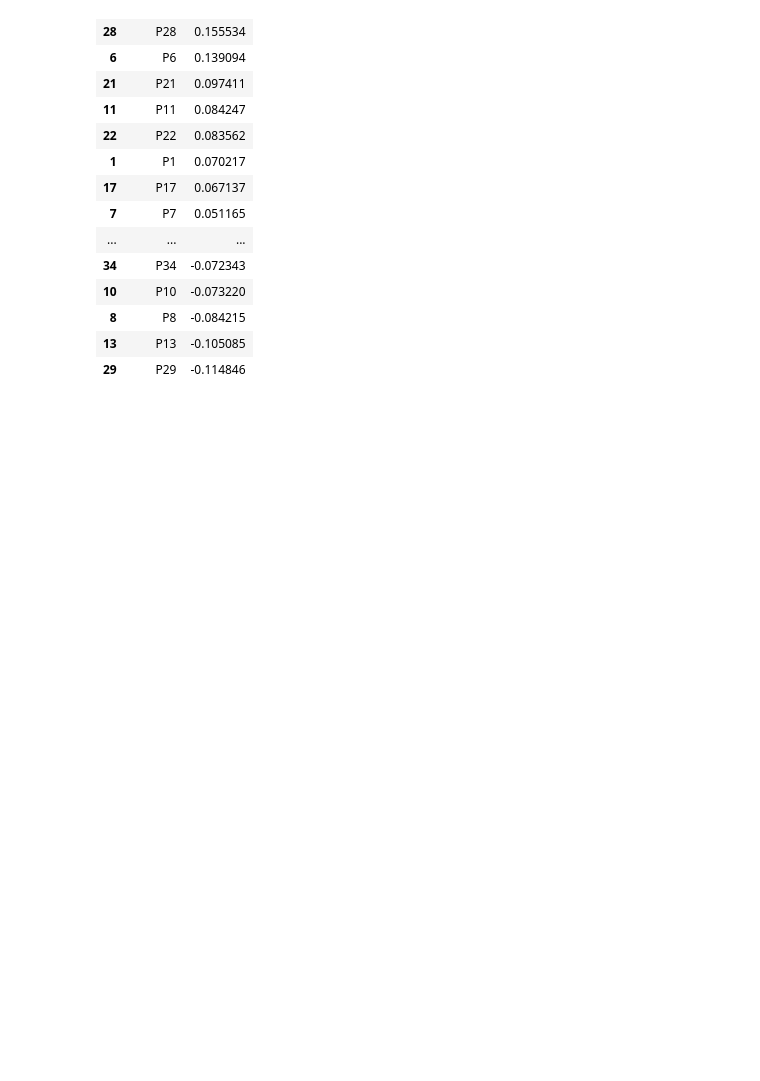
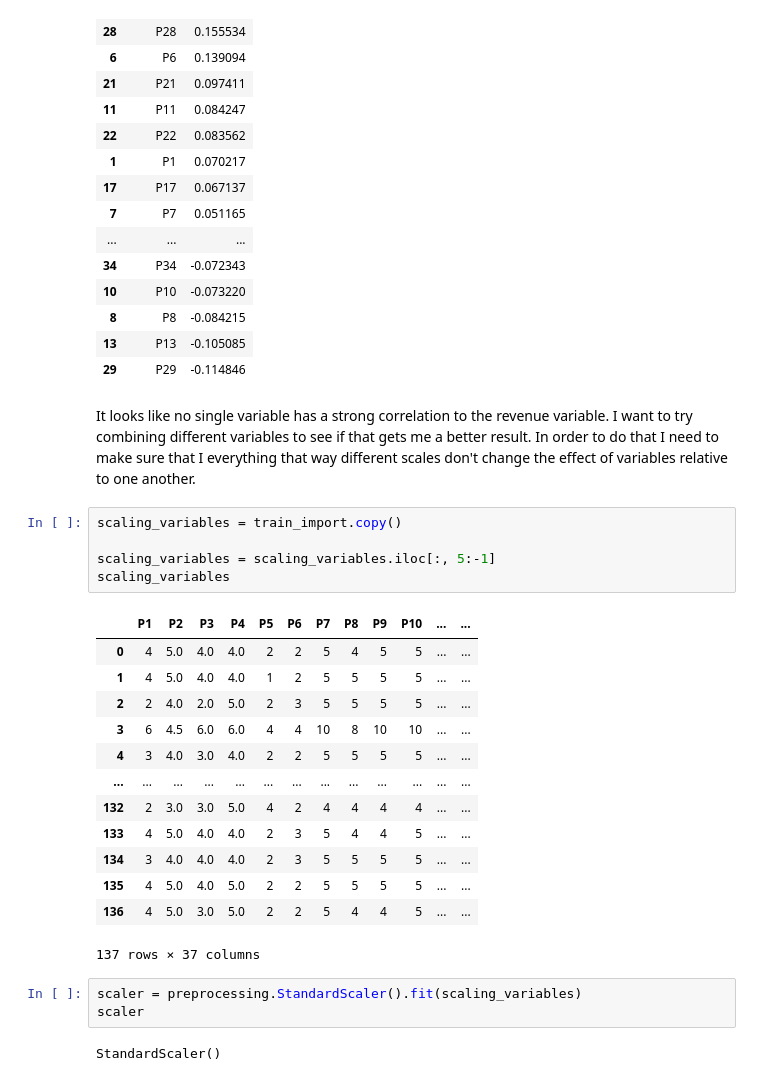
Before and after one commit to kshashank03/Restaurant_Revenue_Prediction_Kaggle, a Jupyter notebook: Script1 - Data_Exploration.ipynb, the cells around one changed output. Cells and saved outputs as stored; diff of their text form; blank space fills up the shorter version.

```diff
--- a/Script1 - Data_Exploration.ipynb
+++ b/Script1 - Data_Exploration.ipynb
@@ -112,3 +113,29 @@ corr_test
 | 8 | P8 | -0.084215 |
 | 13 | P13 | -0.105085 |
 | 29 | P29 | -0.114846 |
+# %% [markdown]
+It looks like no single variable has a strong correlation to the revenue variable. I want to try combining different variables to see if that gets me a better result. In order to do that I need to make sure that I everything that way different scales don't change the effect of variables relative to one another.
+# %%
+scaling_variables = train_import.copy()
+
+scaling_variables = scaling_variables.iloc[:, 5:-1]
+scaling_variables
+# %% [output]
+|  | P1 | P2 | P3 | P4 | P5 | P6 | P7 | P8 | P9 | P10 | ... | ... |
+| 0 | 4 | 5.0 | 4.0 | 4.0 | 2 | 2 | 5 | 4 | 5 | 5 | ... | ... |
+| 1 | 4 | 5.0 | 4.0 | 4.0 | 1 | 2 | 5 | 5 | 5 | 5 | ... | ... |
+| 2 | 2 | 4.0 | 2.0 | 5.0 | 2 | 3 | 5 | 5 | 5 | 5 | ... | ... |
+| 3 | 6 | 4.5 | 6.0 | 6.0 | 4 | 4 | 10 | 8 | 10 | 10 | ... | ... |
+| 4 | 3 | 4.0 | 3.0 | 4.0 | 2 | 2 | 5 | 5 | 5 | 5 | ... | ... |
+| ... | ... | ... | ... | ... | ... | ... | ... | ... | ... | ... | ... | ... |
+| 132 | 2 | 3.0 | 3.0 | 5.0 | 4 | 2 | 4 | 4 | 4 | 4 | ... | ... |
+| 133 | 4 | 5.0 | 4.0 | 4.0 | 2 | 3 | 5 | 4 | 4 | 5 | ... | ... |
+| 134 | 3 | 4.0 | 4.0 | 4.0 | 2 | 3 | 5 | 5 | 5 | 5 | ... | ... |
+| 135 | 4 | 5.0 | 4.0 | 5.0 | 2 | 2 | 5 | 5 | 5 | 5 | ... | ... |
+| 136 | 4 | 5.0 | 3.0 | 5.0 | 2 | 2 | 5 | 4 | 4 | 5 | ... | ... |
+137 rows × 37 columns
+# %%
+scaler = preprocessing.StandardScaler().fit(scaling_variables)
+scaler
+# %% [output]
+StandardScaler()
```
Also changed, not shown: parts of 3 cells of this notebook, 1 other file.
